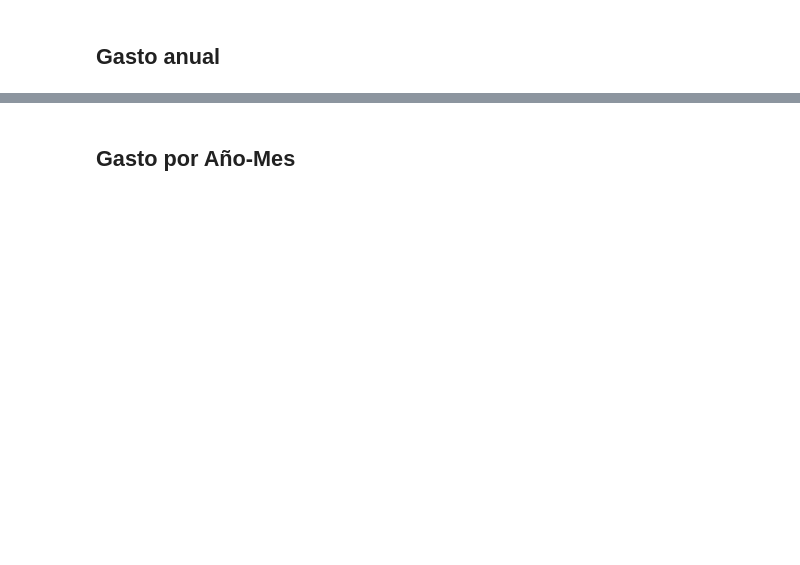
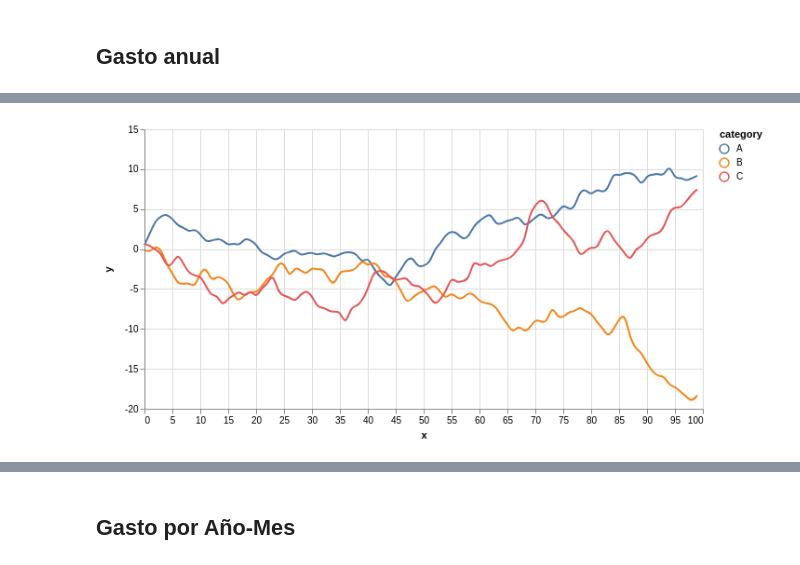
Before and after one commit to aoguedao/Dathaton-Gasto-Fiscal-Viz, a Jupyter notebook: GastoNetoMensualizado.ipynb, the cells around one changed output, grey strips where cells are left out. Drawn from its saved outputs; the diff is of its cells as text; code cells hidden in the pictures; blank space fills up the shorter version.

```diff
--- a/GastoNetoMensualizado.ipynb
+++ b/GastoNetoMensualizado.ipynb
@@ -78,0 +120,48 @@ alt.Chart(pub_spend_annual).mark_line().encode(
+# %%
+np.random.seed(42)
+data = pd.DataFrame(np.cumsum(np.random.randn(100, 3), 0).round(2),
+                    columns=['A', 'B', 'C'], index=pd.RangeIndex(100, name='x'))
+data = data.reset_index().melt('x', var_name='category', value_name='y')
+
+# Create a selection that chooses the nearest point & selects based on x-value
+nearest = alt.selection(type='single', nearest=True, on='mouseover',
+                        fields=['x'], empty='none')
+
+# The basic line
+line = alt.Chart().mark_line(interpolate='basis').encode(
+    x='x:Q',
+    y='y:Q',
+    color='category:N'
+)
+
+# Transparent selectors across the chart. This is what tells us
+# the x-value of the cursor
+selectors = alt.Chart().mark_point().encode(
+    x='x:Q',
+    opacity=alt.value(0),
+).properties(
+    selection=nearest
+)
+
+# Draw points on the line, and highlight based on selection
+points = line.mark_point().encode(
+    opacity=alt.condition(nearest, alt.value(1), alt.value(0))
+)
+
+# Draw text labels near the points, and highlight based on selection
+text = line.mark_text(align='left', dx=5, dy=-5).encode(
+    text=alt.condition(nearest, 'y:Q', alt.value(' '))
+)
+
+# Draw a rule at the location of the selection
+rules = alt.Chart().mark_rule(color='gray').encode(
+    x='x:Q',
+).transform_filter(
+    nearest.ref()
+)
+
+# Put the five layers into a chart and bind the data
+alt.layer(line, selectors, points, rules, text,
+          data=data, width=600, height=300)
+# %% [output]
+[figure, added]
```
Also changed, not shown: parts of 16 cells of this notebook.
